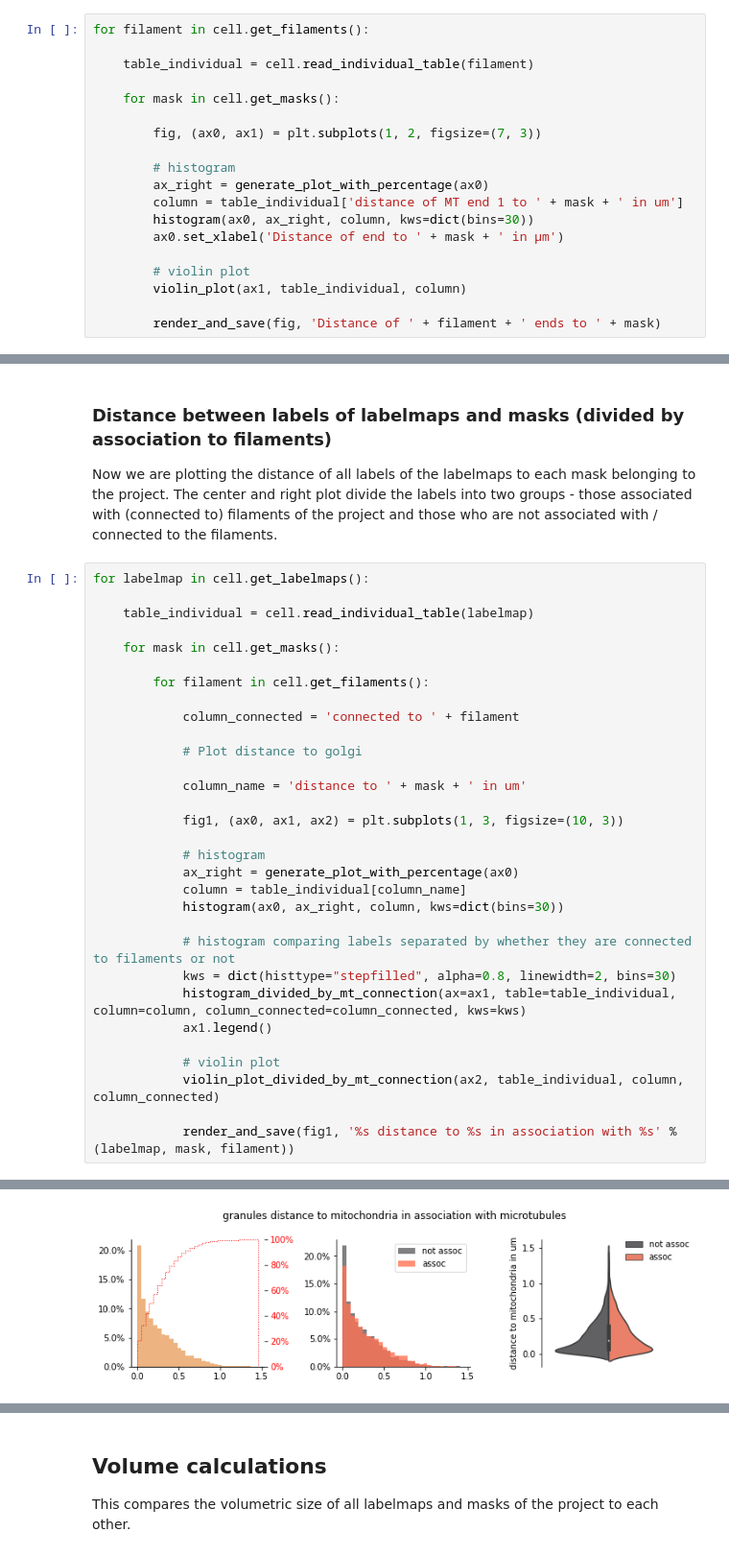
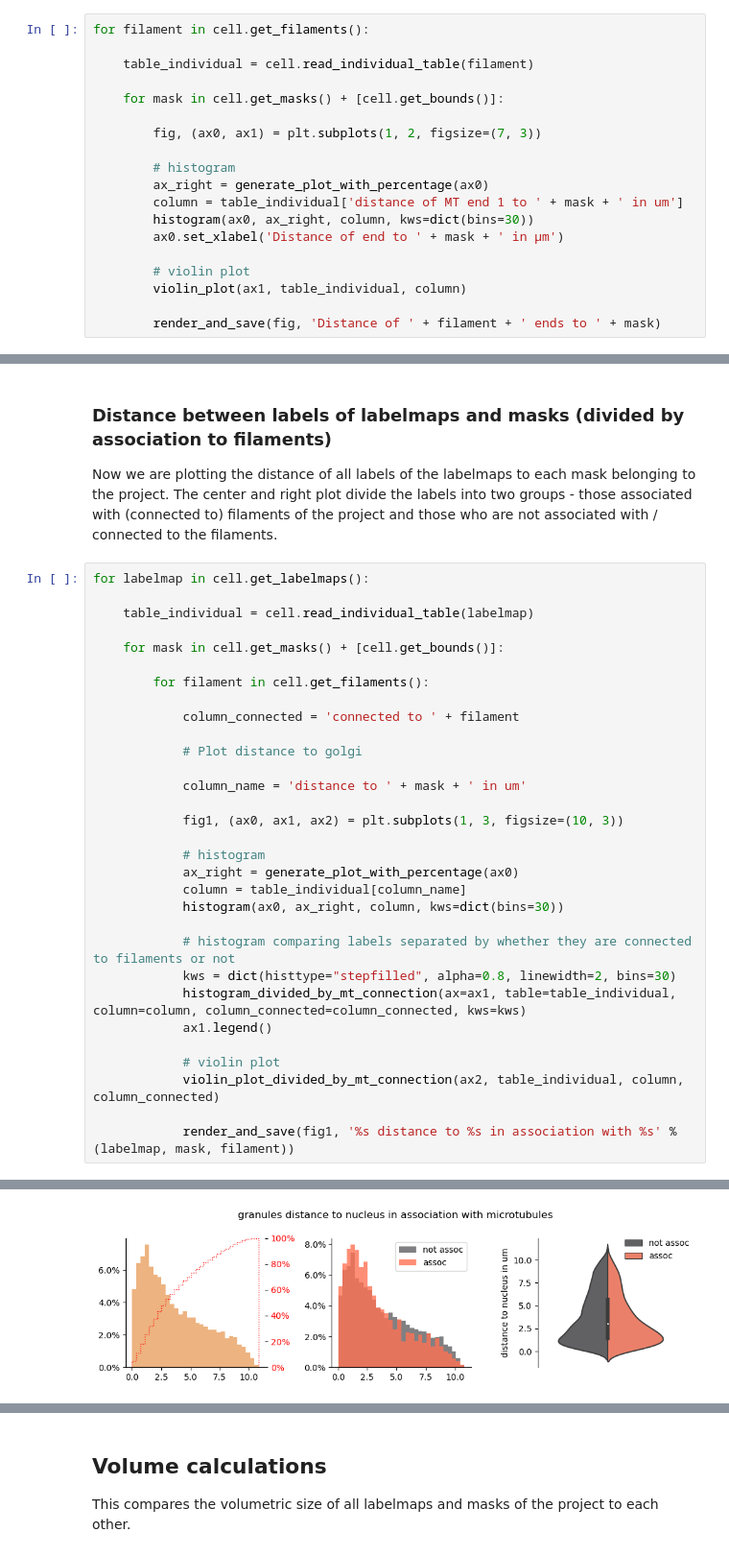
Before and after one commit to betaseg/protocol-notebooks, a Jupyter notebook: plots/run_plots.ipynb, the cells around one changed output, grey strips where cells are left out. Shown: that part at 96% size. Saved outputs shown, nothing was run; the diff lists cells and outputs as text.

Commit message:
update plots notebook

```diff
--- a/plots/run_plots.ipynb
+++ b/plots/run_plots.ipynb
@@ -171,7 +171,7 @@ for filament in cell.get_filaments():
 
     table_individual = cell.read_individual_table(filament)
 
-    for mask in cell.get_masks():
+    for mask in cell.get_masks() + [cell.get_bounds()]:
 
         fig, (ax0, ax1) = plt.subplots(1, 2, figsize=(7, 3))
 
@@ -234,7 +234,7 @@ for labelmap in cell.get_labelmaps():
 
     table_individual = cell.read_individual_table(labelmap)
 
-    for mask in cell.get_masks():
+    for mask in cell.get_masks() + [cell.get_bounds()]:
 
         for filament in cell.get_filaments():
 
@@ -267 +267 @@ for labelmap in cell.get_labelmaps():
-[figure, old version]
+[figure, new version]
```
Also changed, not shown: parts of 6 cells of this notebook, 1 other file.
